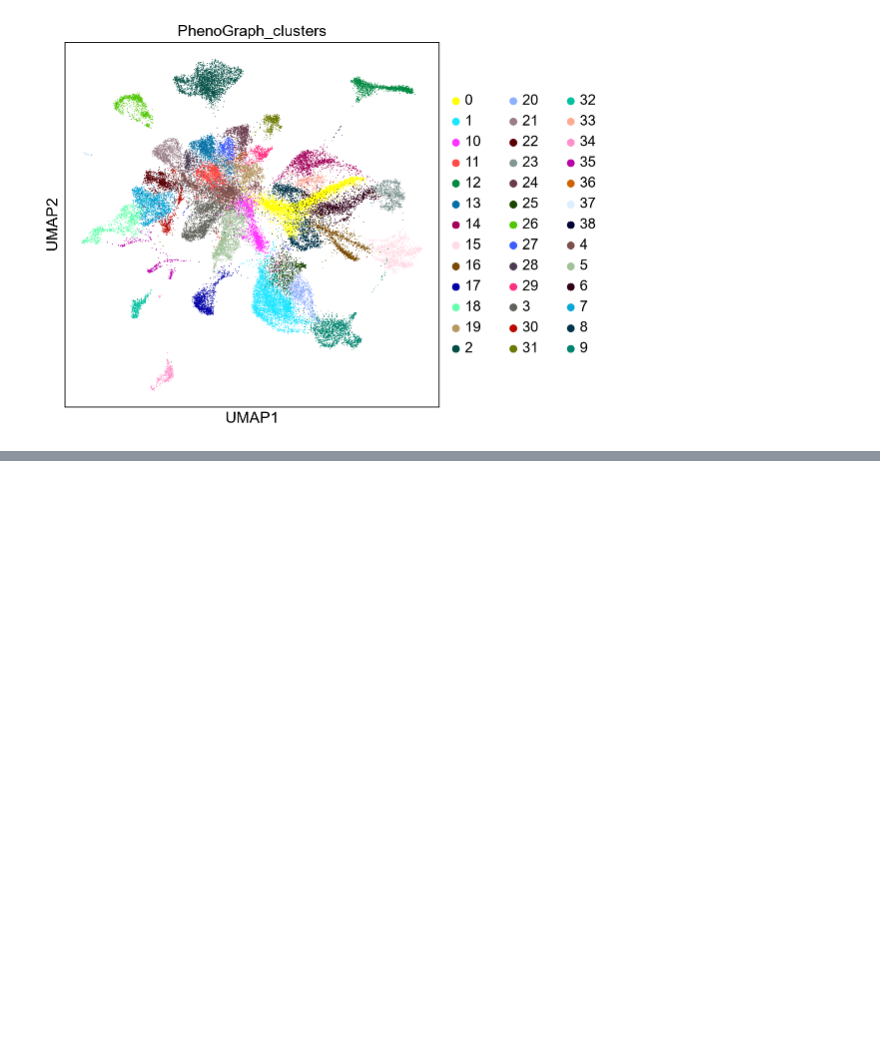
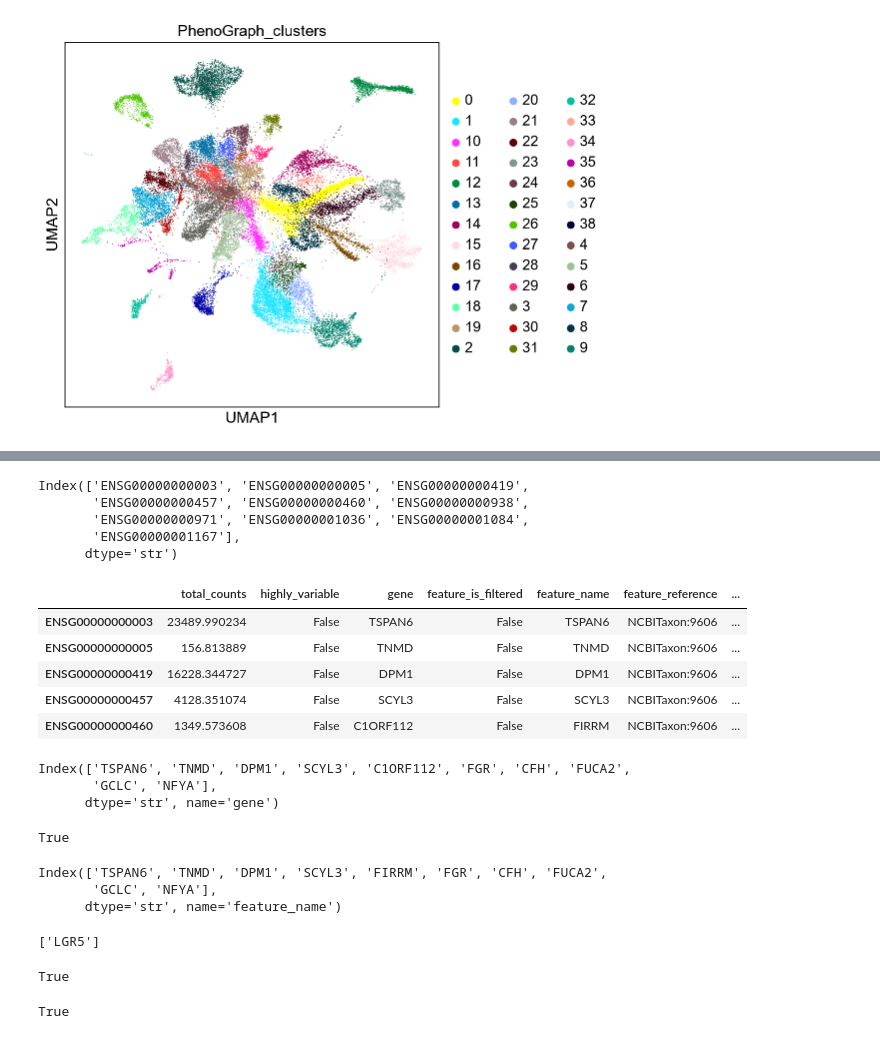
Before and after one commit to shrek2022001/Single-cell-immune-landscape-in-cancer, a Jupyter notebook: code.ipynb, the cells around one changed output, grey strips where cells are left out. Drawn from its saved outputs; the diff is of its cells as text; code cells hidden in the pictures; blank space fills up the shorter version.

```diff
--- a/code.ipynb
+++ b/code.ipynb
@@ -320,0 +461,17 @@ MemoryError: Unable to allocate 600. MiB for an array with shape (157173279,) an
+# %%
+adata.var_names[:10]
+# %% [output]
+Index(['ENSG00000000003', 'ENSG00000000005', 'ENSG00000000419',
+       'ENSG00000000457', 'ENSG00000000460', 'ENSG00000000938',
+       'ENSG00000000971', 'ENSG00000001036', 'ENSG00000001084',
+       'ENSG00000001167'],
+      dtype='str')
+# %%
+adata.var.head()
+# %% [output]
+|  | total_counts | highly_variable | gene | feature_is_filtered | feature_name | feature_reference | ... |
+| ENSG00000000003 | 23489.990234 | False | TSPAN6 | False | TSPAN6 | NCBITaxon:9606 | ... |
+| ENSG00000000005 | 156.813889 | False | TNMD | False | TNMD | NCBITaxon:9606 | ... |
+| ENSG00000000419 | 16228.344727 | False | DPM1 | False | DPM1 | NCBITaxon:9606 | ... |
+| ENSG00000000457 | 4128.351074 | False | SCYL3 | False | SCYL3 | NCBITaxon:9606 | ... |
+| ENSG00000000460 | 1349.573608 | False | C1ORF112 | False | FIRRM | NCBITaxon:9606 | ... |
@@ -320,0 +481,10 @@ MemoryError: Unable to allocate 600. MiB for an array with shape (157173279,) an
+# %%
+adata.var_names[:10]
+# %% [output]
+Index(['TSPAN6', 'TNMD', 'DPM1', 'SCYL3', 'C1ORF112', 'FGR', 'CFH', 'FUCA2',
+       'GCLC', 'NFYA'],
+      dtype='str', name='gene')
+# %%
+"LGR5" in adata.var_names
+# %% [output]
+True
@@ -320,0 +503,17 @@ MemoryError: Unable to allocate 600. MiB for an array with shape (157173279,) an
+# %%
+print(adata.var_names[:10])
+
+[g for g in adata.var_names if "LGR5" in g]
+# %% [output]
+Index(['TSPAN6', 'TNMD', 'DPM1', 'SCYL3', 'FIRRM', 'FGR', 'CFH', 'FUCA2',
+       'GCLC', 'NFYA'],
+      dtype='str', name='feature_name')
+['LGR5']
+# %%
+"LGR5" in adata.var_names
+# %% [output]
+True
+# %%
+print(adata.raw is not None)
+# %% [output]
+True
```
Also changed, not shown: parts of 19 cells of this notebook.
